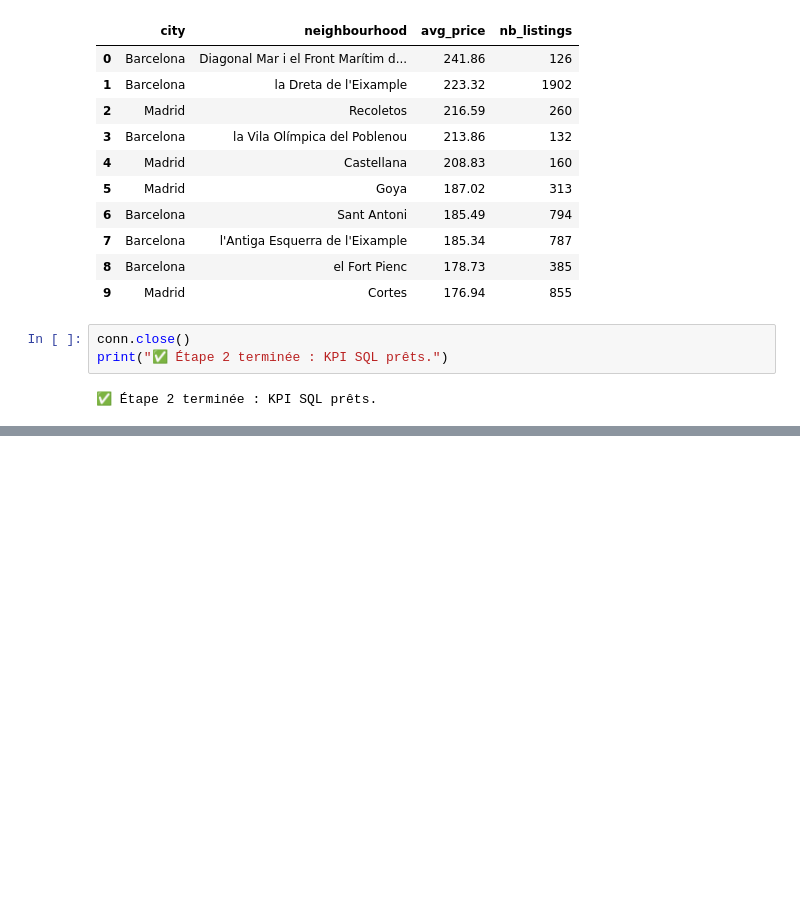
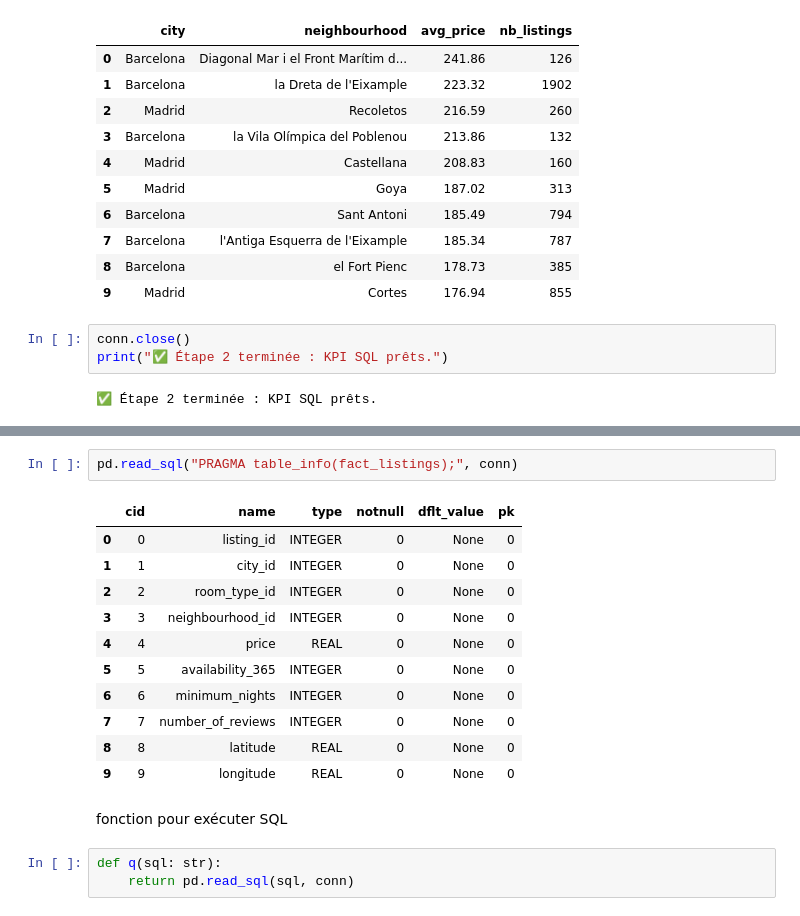
Before and after one commit to Hakki-Mohamed/projet-fil-rouge-airbnb-maroc, a Jupyter notebook: notebooks/05_sql_kpis_star_schema.ipynb, the cells around one changed output, grey strips where cells are left out. Saved outputs shown, nothing was run; the diff lists cells and outputs as text; blank space fills up the shorter version.

```diff
--- a/notebooks/05_sql_kpis_star_schema.ipynb
+++ b/notebooks/05_sql_kpis_star_schema.ipynb
@@ -138,0 +156,19 @@ print("✅ Étape 2 terminée : KPI SQL prêts.")
+# %%
+pd.read_sql("PRAGMA table_info(fact_listings);", conn)
+# %% [output]
+|  | cid | name | type | notnull | dflt_value | pk |
+| 0 | 0 | listing_id | INTEGER | 0 | None | 0 |
+| 1 | 1 | city_id | INTEGER | 0 | None | 0 |
+| 2 | 2 | room_type_id | INTEGER | 0 | None | 0 |
+| 3 | 3 | neighbourhood_id | INTEGER | 0 | None | 0 |
+| 4 | 4 | price | REAL | 0 | None | 0 |
+| 5 | 5 | availability_365 | INTEGER | 0 | None | 0 |
+| 6 | 6 | minimum_nights | INTEGER | 0 | None | 0 |
+| 7 | 7 | number_of_reviews | INTEGER | 0 | None | 0 |
+| 8 | 8 | latitude | REAL | 0 | None | 0 |
+| 9 | 9 | longitude | REAL | 0 | None | 0 |
+# %% [markdown]
+fonction pour exécuter SQL
+# %%
+def q(sql: str):
+    return pd.read_sql(sql, conn)
```
Also changed, not shown: parts of 17 cells of this notebook.
